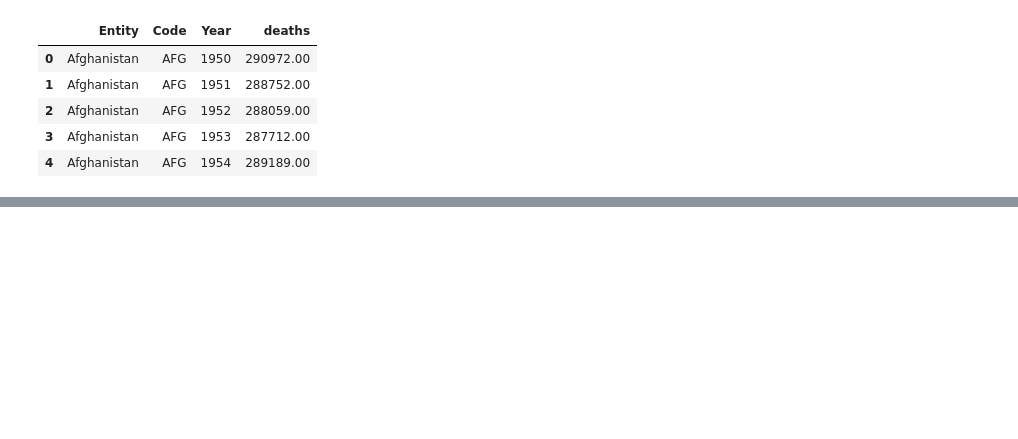
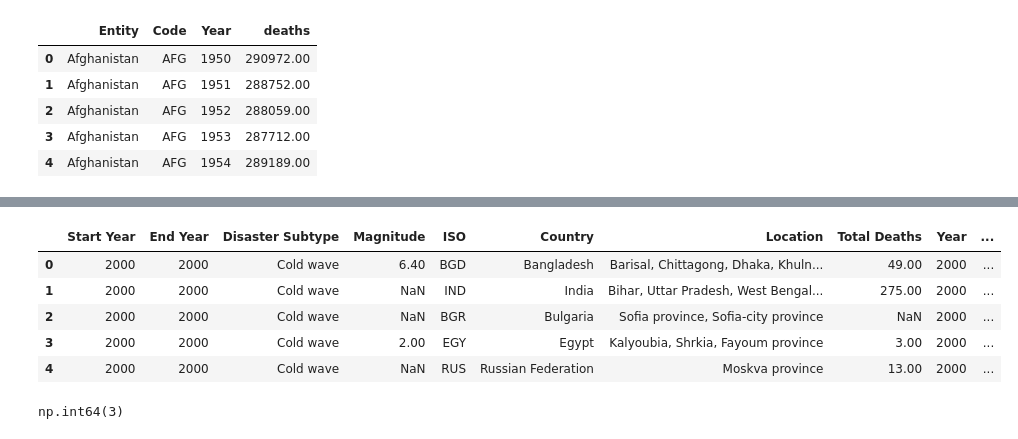
Before and after one commit to erindepree/project4, a Jupyter notebook: code/ken.ipynb, the cells around one changed output, grey strips where cells are left out. Drawn from its saved outputs; the diff is of its cells as text; code cells hidden in the pictures; blank space fills up the shorter version.

```diff
--- a/code/ken.ipynb
+++ b/code/ken.ipynb
@@ -107,5 +113,5 @@ deaths.head()
 # %%
-population = deaths = pd.read_csv('../data/raw/population.csv',header=1)
+population = pd.read_csv('../data/raw/population.csv',header=1)
 population.head(5)
 # %% [output]
 |  | Country Name | Country Code | Indicator Name | Indicator Code | 1960 | 1961 | 1962 | 1963 | ... |
@@ -128,5 +126,0 @@ population.head()
-# %%
-population = population.melt(id_vars=['Country Name'],
-                     var_name='Year',
-                     value_name='Population')
-population.head()
@@ -168,0 +143,19 @@ weather_pop.head()
+# %%
+deaths = deaths.rename(columns={'Code': 'ISO'})
+population = population.rename(columns={'Country Code': 'ISO'})
+
+# Create year columns from 2000 to 2024
+year_cols = [str(y) for y in range(2000, 2024)]
+
+# Melt using the dynamic list
+population = population.melt(
+    id_vars=['Country Name', 'ISO'],
+    value_vars=year_cols,
+    var_name='Year',
+    value_name='Population'
+)
+
+# Convert Year to integer
+population['Year'] = population['Year'].astype(int)
+
+population.head()
@@ -168,0 +169,27 @@ weather_pop.head()
+# %%
+data['Year'] = data['Start Year'].astype(int)
+merged = pd.merge(
+    data,
+    deaths[['ISO', 'Year', 'deaths']],
+    on=['ISO', 'Year'],
+    how='left'
+)
+# %%
+final = pd.merge(
+    merged,
+    population[['ISO', 'Year', 'Population']],
+    on=['ISO', 'Year'],
+    how='left'
+)
+final.head()
+# %% [output]
+|  | Start Year | End Year | Disaster Subtype | Magnitude | ISO | Country | Location | Total Deaths | Year | ... |
+| 0 | 2000 | 2000 | Cold wave | 6.40 | BGD | Bangladesh | Barisal, Chittagong, Dhaka, Khuln... | 49.00 | 2000 | ... |
+| 1 | 2000 | 2000 | Cold wave | NaN | IND | India | Bihar, Uttar Pradesh, West Bengal... | 275.00 | 2000 | ... |
+| 2 | 2000 | 2000 | Cold wave | NaN | BGR | Bulgaria | Sofia province, Sofia-city province | NaN | 2000 | ... |
+| 3 | 2000 | 2000 | Cold wave | 2.00 | EGY | Egypt | Kalyoubia, Shrkia, Fayoum province | 3.00 | 2000 | ... |
+| 4 | 2000 | 2000 | Cold wave | NaN | RUS | Russian Federation | Moskva province | 13.00 | 2000 | ... |
+# %%
+final['deaths'].isnull().sum()
+# %% [output]
+np.int64(3)
```
Also changed, not shown: parts of 17 cells of this notebook, 8 other files.
